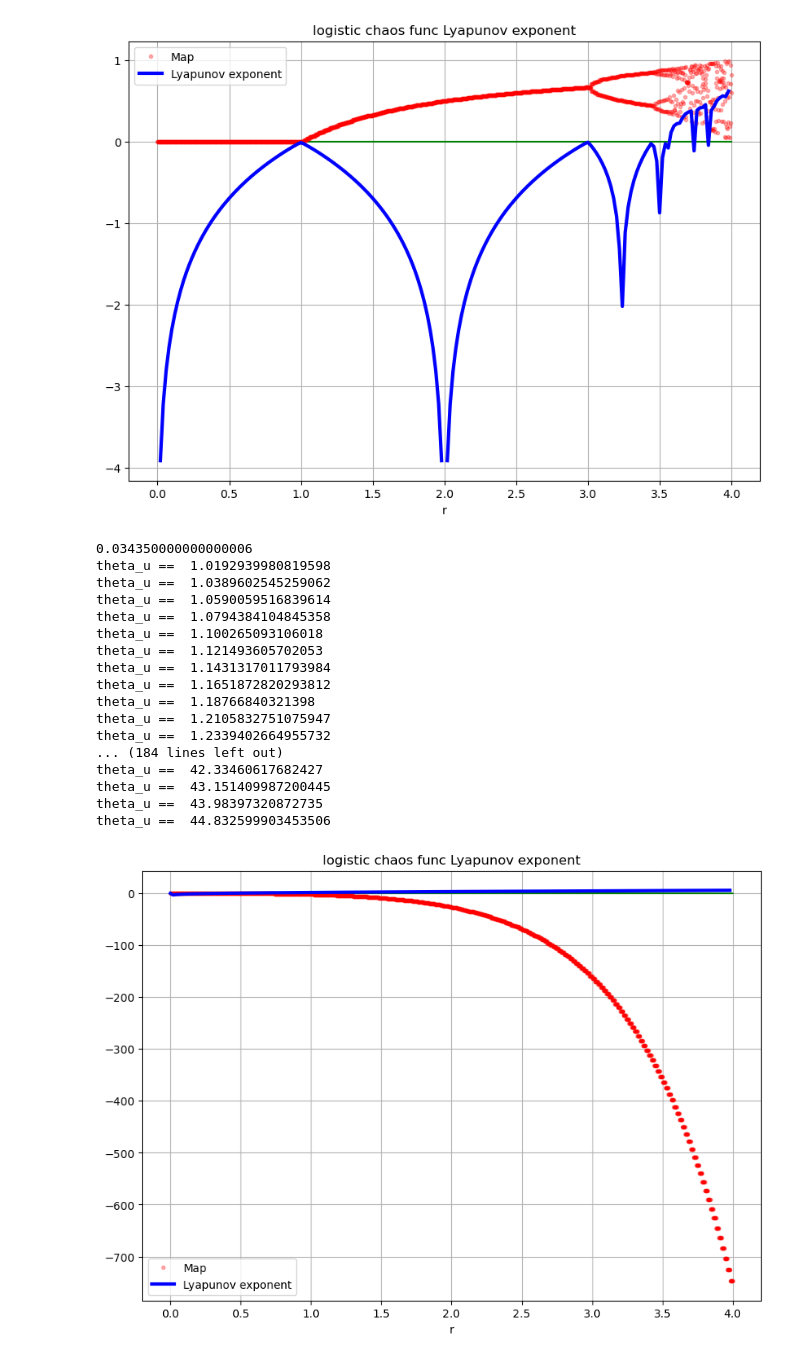
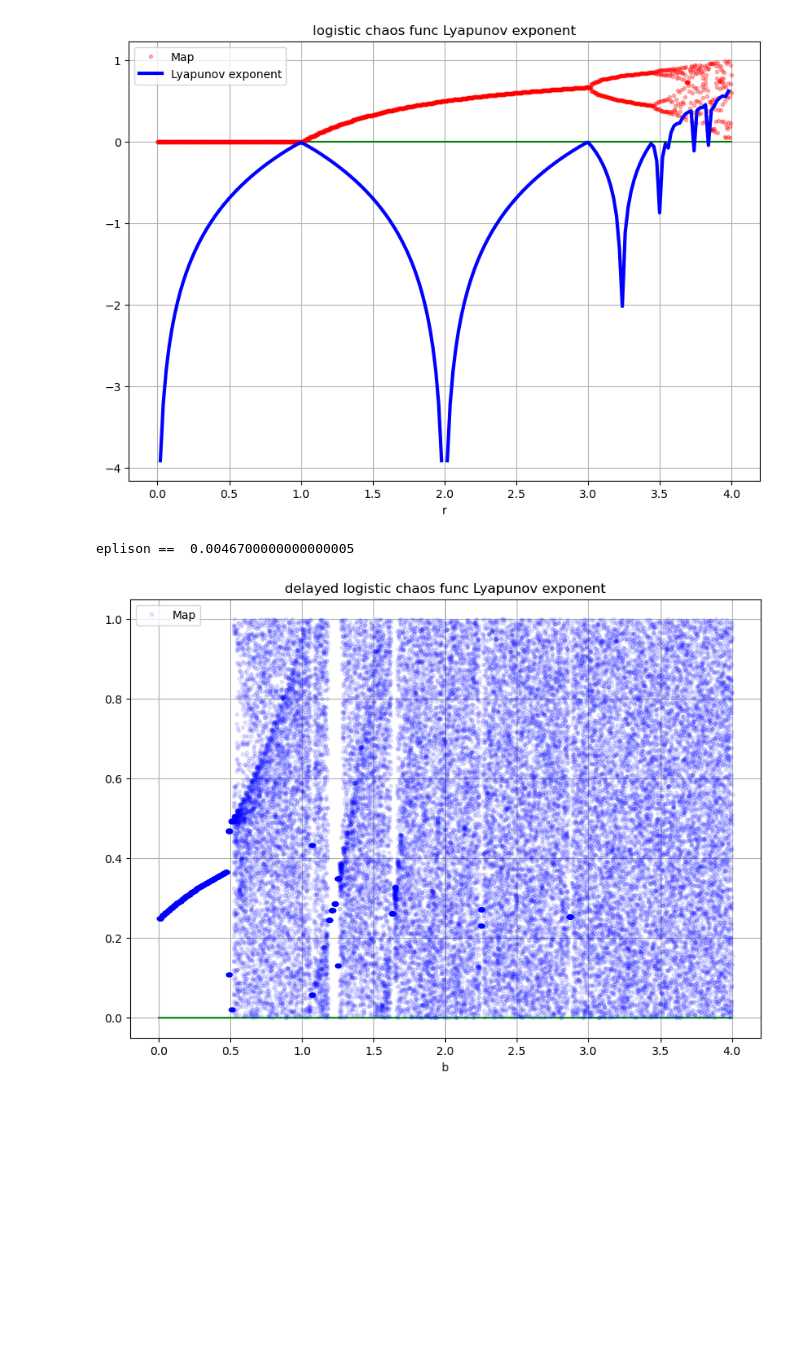
Before and after one commit to OarUyGnah/Image-Encryption-Chaos-Maps, a Jupyter notebook: 1.ipynb, the cells around one changed output. Drawn from its saved outputs; the diff is of its cells as text; code cells hidden in the pictures; blank space fills up the shorter version.

Commit message:
2.26 delayed logistic

```diff
--- a/1.ipynb
+++ b/1.ipynb
@@ -134,12 +134,14 @@ result = []
 lambdas = []
 maps = []
 epsilon = 0.2 # [0,1]
-theta = 2.6 # θ
-u1 = 3.6
+theta = 3.9 # θ   wang2021使用 2.6 3.9计算
+u1 = 3.95
 theta_u1 = pow(theta,u1)
 print()
 epsilon_range = np.arange(0,1,0.00001)
 
+# ======================
+# 此处为通过u1 和 θ求eplison
 for ep in epsilon_range:
     if ep == 0:
         continue
@@ -147,80 +149,61 @@ for ep in epsilon_range:
     if abs(ep - (ep * (1 - ep) *  theta_u1) % 1) <= 0.0001:
         epsilon = ep
         break
-print(epsilon)
+print('eplison == ',epsilon)
 # u = 3.7
 # [0,2) 间隔0.01
 uvalues = np.arange(0, 4, 0.02)
 # print(uvalues)
 
 theta_u = pow(theta,0)
 theta_ep = pow(theta,epsilon)
 lastx = 0
 times = 0
 for u in uvalues:
-    x = 0.5
-    if times == 0:
-        lambdas.append(u)
-        for t in range(10):
-            maps.append(x)
-        times += 1
-        continue
-    else:
-        lastx = uvalues[times]
-        times += 1
-
+    x = 0.4
+    x1 = x
+    x2 = u*0.5
     theta_u = pow(theta,u)
-    print('theta_u == ',theta_u)
+    # print('theta_u == ',theta_u)
     df = x + theta_ep * lastx
     result = []
-    # 每个r进行100轮迭代
-    # error! 注意df是每一次for都变化
-    for t in range(100):
-        x = theta_u *df *(1 - df)
+
+    for t in range(1000):
+        df = x2 + theta_ep * x1
+        x = np.mod(theta_u *df *(1 - df),1)
+        x1 = x2
+        x2 = x
         result.append(np.log(abs(theta_u*(1-2*df))))
-    # res平均值
+
     lambdas.append(np.mean(result))
     # print("mean(result) == ",np.mean(result))
-    for t in range(10):
-        x = theta_u *df *(1 - df)
+    for t in range(200):
+        df = x2 + theta_ep * x1
+        x = np.mod(theta_u *df *(1 - df),1)
+        x1 = x2
+        x2 = x
         maps.append(x)
 
 
 fig = plt.figure(figsize=(10,7))
 ax1 = fig.add_subplot(1,1,1)
-xticks = np.linspace(0,4,2000)
+xticks = np.linspace(0,4,40000)
 # print(len(lambdas)) # 200
 # print(len(maps)) # 4000
 # print(maps)
-zero = [0]*2000
+zero = [0]*40000
 # 绿色横线
 ax1.plot(xticks,zero,'g-')
 # r. 表示红色点  b-表示蓝色线
-ax1.plot(xticks,maps,'r.',alpha=0.3,label='Map')
-ax1.set_xlabel('r')
-ax1.plot(uvalues,lambdas,'b-',linewidth = 3,label = 'Lyapunov exponent')
-ax1.set_xlabel('r')
+ax1.plot(xticks,maps,'b.',alpha=0.1,label='Map')
+ax1.set_xlabel('b')
+# ax1.plot(uvalues,lambdas,'b-',linewidth = 3,label = 'Lyapunov exponent')
+# ax1.set_xlabel('r')
 
 ax1.grid('on')
 ax1.legend(loc = 'best')
-ax1.set_title('logistic chaos func Lyapunov exponent')
+ax1.set_title('delayed logistic chaos func Lyapunov exponent')
 plt.show()
 # %% [output]
-0.034350000000000006
-theta_u ==  1.0192939980819598
-theta_u ==  1.0389602545259062
-theta_u ==  1.0590059516839614
-theta_u ==  1.0794384104845358
-theta_u ==  1.100265093106018
-theta_u ==  1.121493605702053
-theta_u ==  1.1431317011793984
-theta_u ==  1.1651872820293812
-theta_u ==  1.18766840321398
-theta_u ==  1.2105832751075947
-theta_u ==  1.2339402664955732
-... (184 lines left out)
-theta_u ==  42.33460617682427
-theta_u ==  43.151409987200445
-theta_u ==  43.98397320872735
-theta_u ==  44.832599903453506
+eplison ==  0.0046700000000000005
-[figure, old version]
+[figure, new version]
```
Also changed, not shown: parts of 1 cell of this notebook.
